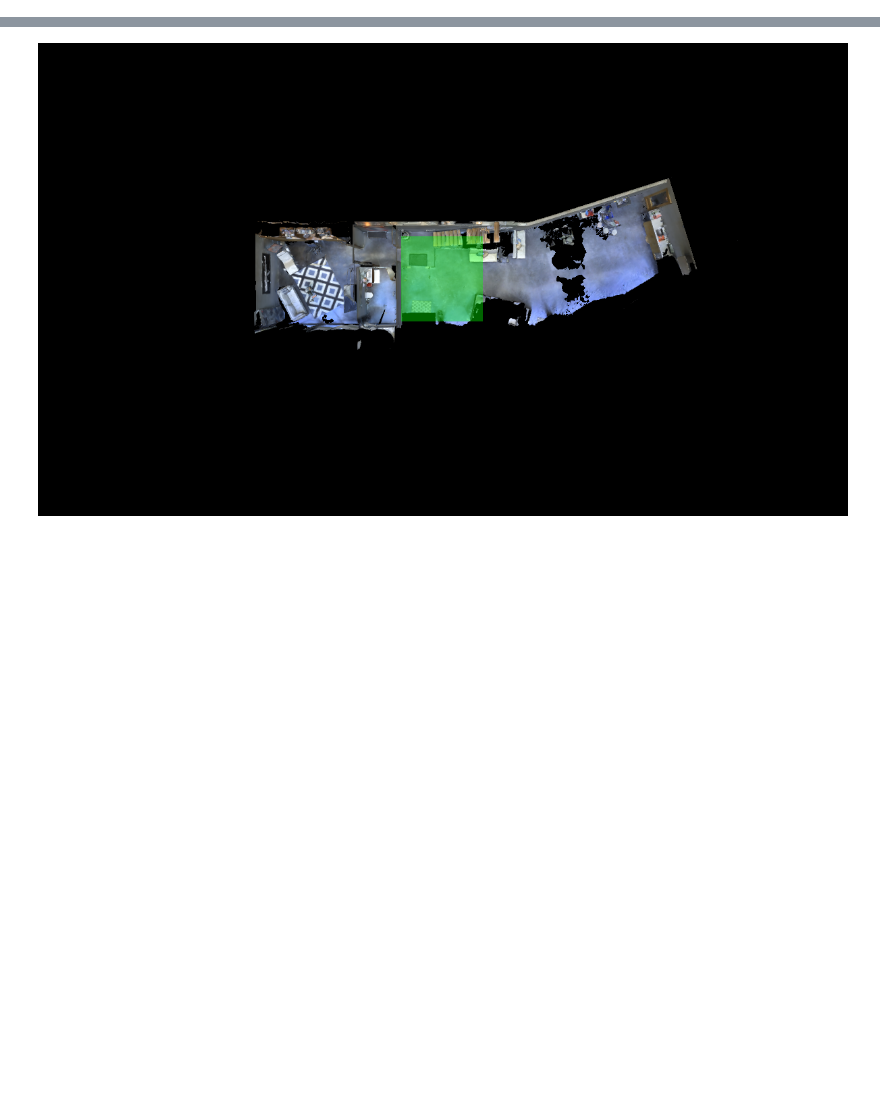
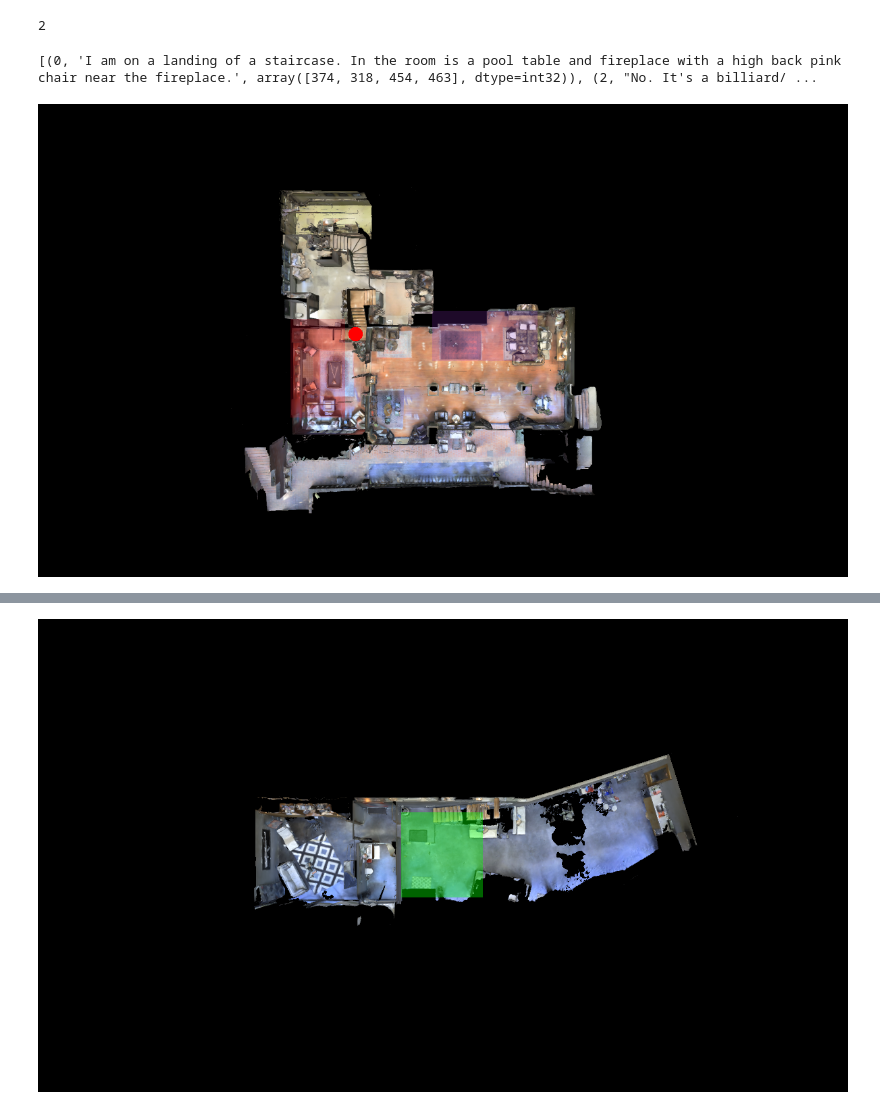
Before and after one commit to saa1605/lsd, a Jupyter notebook: notebooks/2-localization_network.ipynb, the cells around one changed output, grey strips where cells are left out. Cells and saved outputs as stored; diff of their text form; code cells hidden in the pictures; blank space fills up the shorter version.

```diff
--- a/notebooks/2-localization_network.ipynb
+++ b/notebooks/2-localization_network.ipynb
@@ -45,0 +59,7 @@ painted_images = []
+# %%
+for i, d in enumerate(processed_data):
+    if d['scanName'] == 'SN83YJsR3w2':
+        print(i)
+        break
+# %% [output]
+2
@@ -45,0 +114,8 @@ painted_images = []
+# %%
+im, fl, vf, scan = visualize_bboxes(processed_data, 2, 0)
+# %% [output]
+[(0, 'I am on a landing of a staircase. In the room is a pool table and fireplace with a high back pink chair near the fireplace.', array([374, 318, 454, 463], dtype=int32)), (2, "No. It's a billiard/ ...
+# %%
+im.save('pooltable.png')
+# %% [output]
+[figure, added]
```
Also changed, not shown: parts of 12 cells of this notebook, 40 other files.
